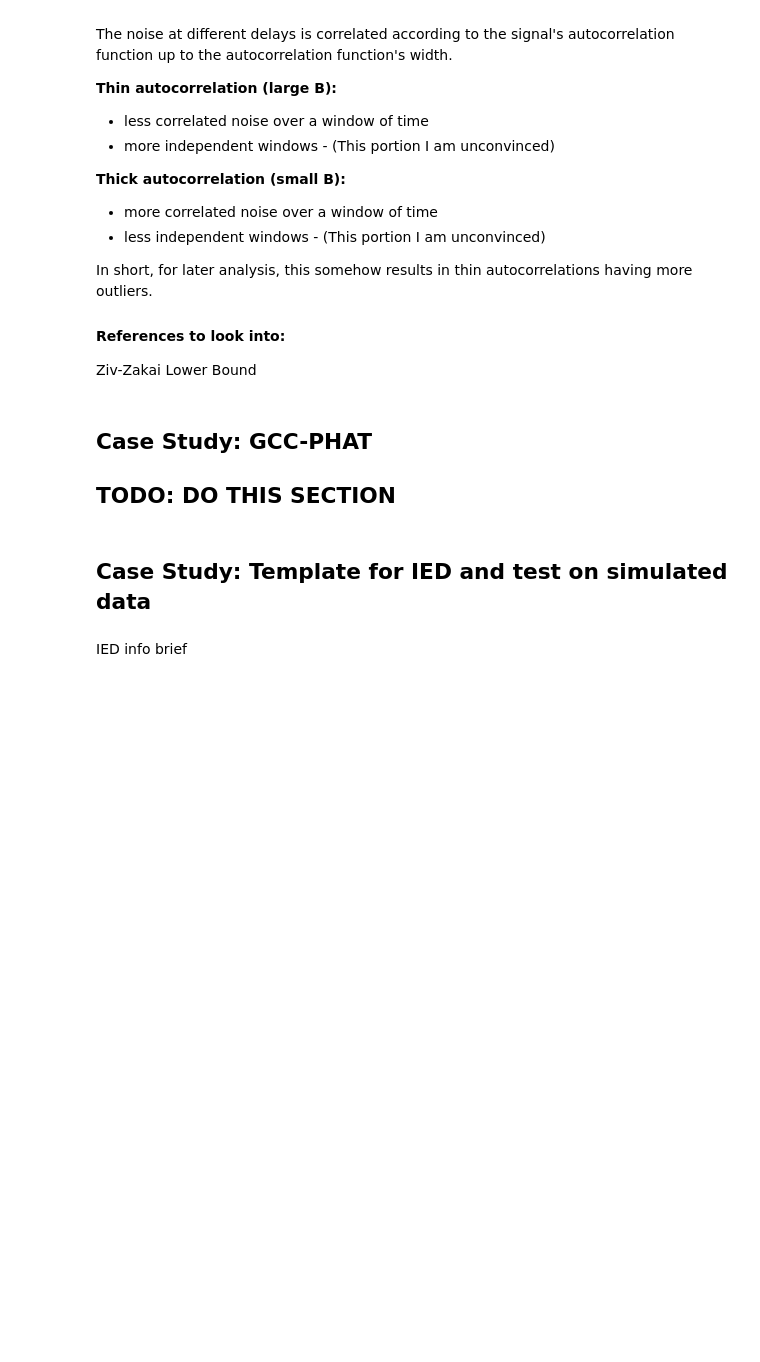
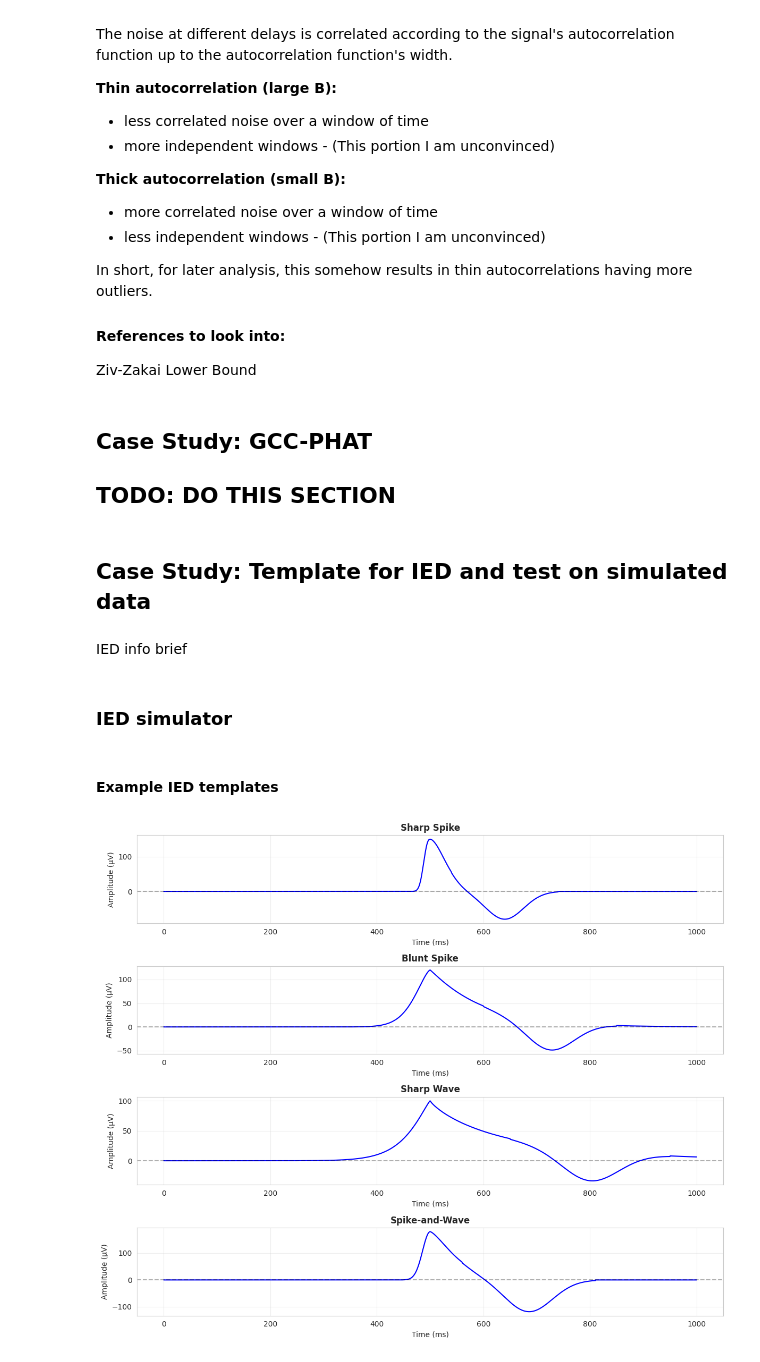
Before and after one commit to ysn9vq-gmu/rqe_tutorials, a Jupyter notebook: corr-info.ipynb, the cells around one changed output. Saved outputs shown, nothing was run; the diff lists cells and outputs as text; code cells hidden in the pictures; blank space fills up the shorter version.

```diff
--- a/corr-info.ipynb
+++ b/corr-info.ipynb
@@ -1432,0 +1476,2 @@ IED info brief
+# %% [markdown]
+### IED simulator
@@ -1432,0 +1698,2 @@ IED info brief
+# %% [markdown]
+#### Example IED templates
@@ -1432,0 +1750,30 @@ IED info brief
+# %%
+# @title
+# Example usage
+import matplotlib.pyplot as plt
+
+gen = IEDWaveformGenerator(sampling_rate=2000)
+
+# Generate different IED types
+fig, axes = plt.subplots(4, 1, figsize=(12, 10))
+
+presets = [
+    ("Sharp Spike", PRESET_SHARP_SPIKE),
+    ("Blunt Spike", PRESET_BLUNT_SPIKE),
+    ("Sharp Wave", PRESET_SHARP_WAVE),
+    ("Spike-and-Wave", PRESET_SPIKE_WAVE)
+]
+
+for ax, (name, params) in zip(axes, presets):
+    time, waveform = gen.generate(params, duration=1.0)
+    ax.plot(time * 1000, waveform, 'b-', linewidth=1.5)
+    ax.set_title(name, fontsize=12, fontweight='bold')
+    ax.set_xlabel('Time (ms)')
+    ax.set_ylabel('Amplitude (µV)')
+    ax.grid(True, alpha=0.3)
+    ax.axhline(y=0, color='k', linestyle='--', alpha=0.3)
+
+plt.tight_layout()
+plt.show()
+# %% [output]
+[figure, added]
```
Also changed, not shown: parts of 31 cells of this notebook.
